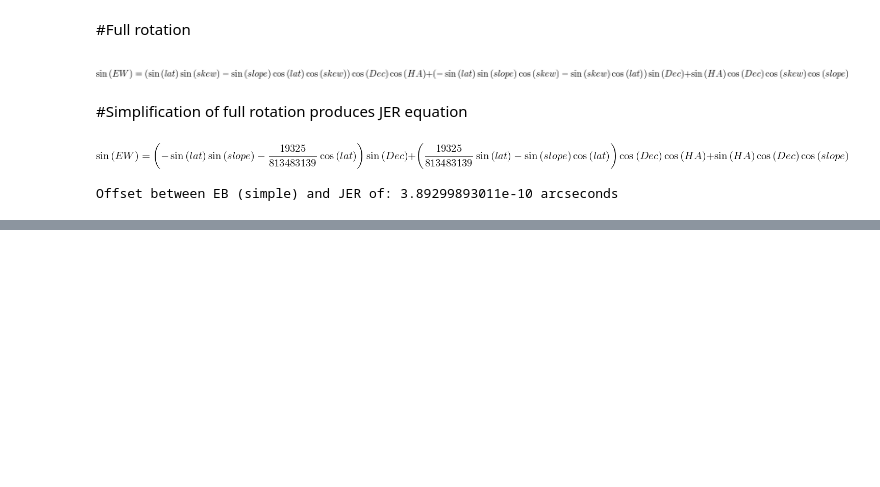
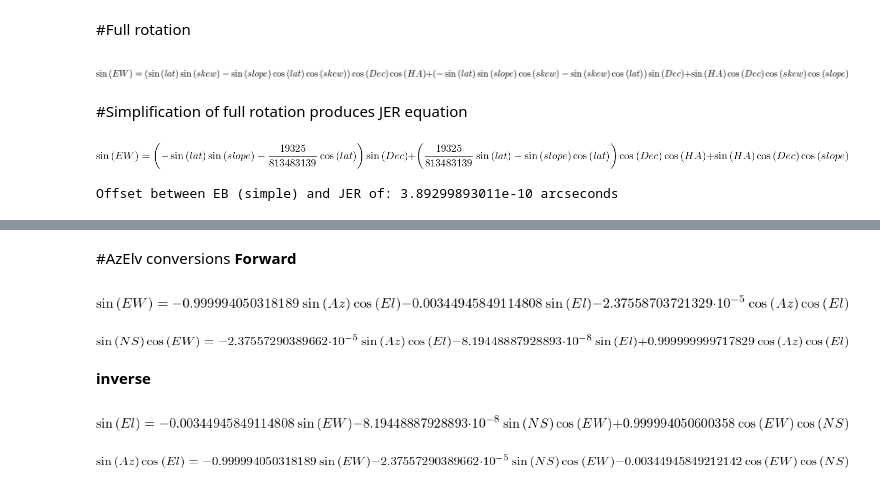
Before and after one commit to Molonglo/anansi, a Jupyter notebook: docs/MolongloCoords.ipynb, the cells around one changed output, grey strips where cells are left out. Saved outputs shown, nothing was run; the diff lists cells and outputs as text; code cells hidden in the pictures; blank space fills up the shorter version.

```diff
--- a/docs/MolongloCoords.ipynb
+++ b/docs/MolongloCoords.ipynb
@@ -193,0 +225,25 @@ Offset between EB (simple) and JER of: 3.89299893011e-10 arcseconds
+# %% [markdown]
+#AzElv conversions
+**Forward**
+# %%
+ew_from_azel = sym.Eq(nsew_vec[2],(telescope_to_azel * azel_vec)[2])
+ew_from_azel.subs(consts)
+# %% [output]
+[figure, added]
+# %%
+ns_from_azel = sym.Eq(nsew_vec[1],(telescope_to_azel * azel_vec)[1])
+ns_from_azel.subs(consts)
+# %% [output]
+[figure, added]
+# %% [markdown]
+**inverse**
+# %%
+el_from_nsew = sym.Eq(azel_vec[2],(telescope_to_azel.T * nsew_vec)[2])
+el_from_nsew.subs(consts)
+# %% [output]
+[figure, added]
+# %%
+az_from_nsew = sym.Eq(azel_vec[1],(telescope_to_azel.T * nsew_vec)[1])
+az_from_nsew.subs(consts)
+# %% [output]
+[figure, added]
```
Also changed, not shown: parts of 13 cells of this notebook.
